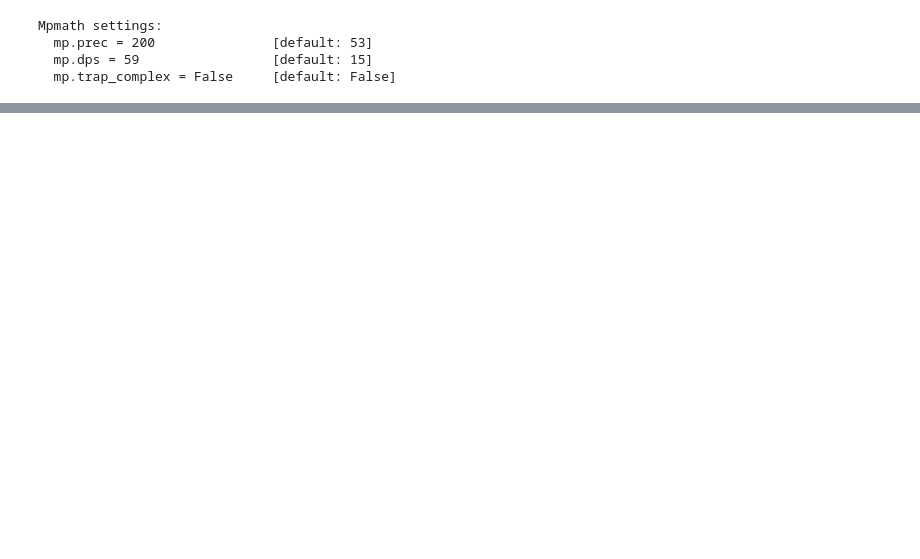
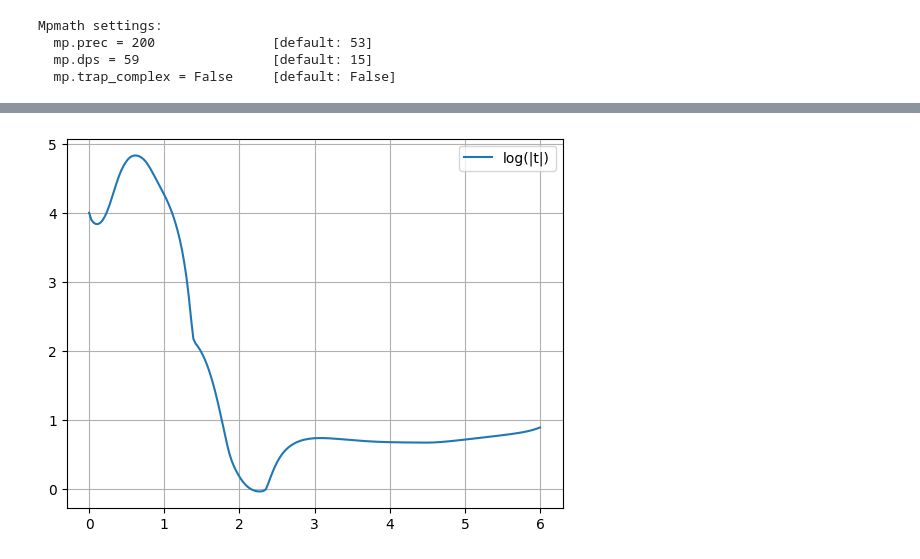
Before and after one commit to Newtech66/mtp-matrix-bootstrap, a Jupyter notebook: sdpa/sdpa_susy.ipynb, the cells around one changed output, grey strips where cells are left out. Saved outputs shown, nothing was run; the diff lists cells and outputs as text; code cells hidden in the pictures; blank space fills up the shorter version.

```diff
--- a/sdpa/sdpa_susy.ipynb
+++ b/sdpa/sdpa_susy.ipynb
@@ -273,0 +248,3 @@ ts = solve(Es)
+# %%
+p = SUSYProblem(10, 'x4pot')
+p.initialize_problem()
@@ -274 +254,14 @@ ts = solve(Es)
+# %%
+plt.plot(Es, np.log(np.fabs(vals[:, 0])), label='log(|t|)')
+# plt.plot(Es, x2bs, label='<x^2>')
+# plt.plot(Es, x2fs, label='<x^2PP\dag>')
+# plt.plot(Es, x2fs/x2bs, label='ratio')
+dips = Es[find_peaks(-np.log(np.fabs(vals[:, 0])),prominence=1)[0]]
+for dip in dips:
+    plt.axvline(x=dip,ls='--',c='grey',alpha=0.7,zorder=-2)
+plt.grid()
+plt.legend()
+plt.show()
+# %% [output]
+[figure, added]
 # %%
```
Also changed, not shown: parts of 12 cells of this notebook, 4 other files.
